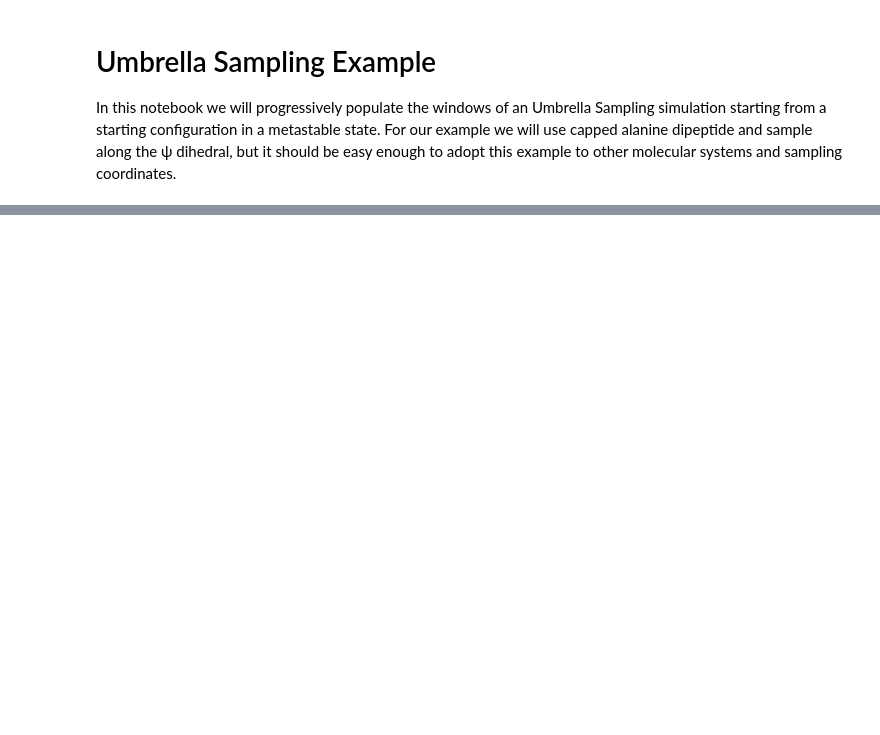
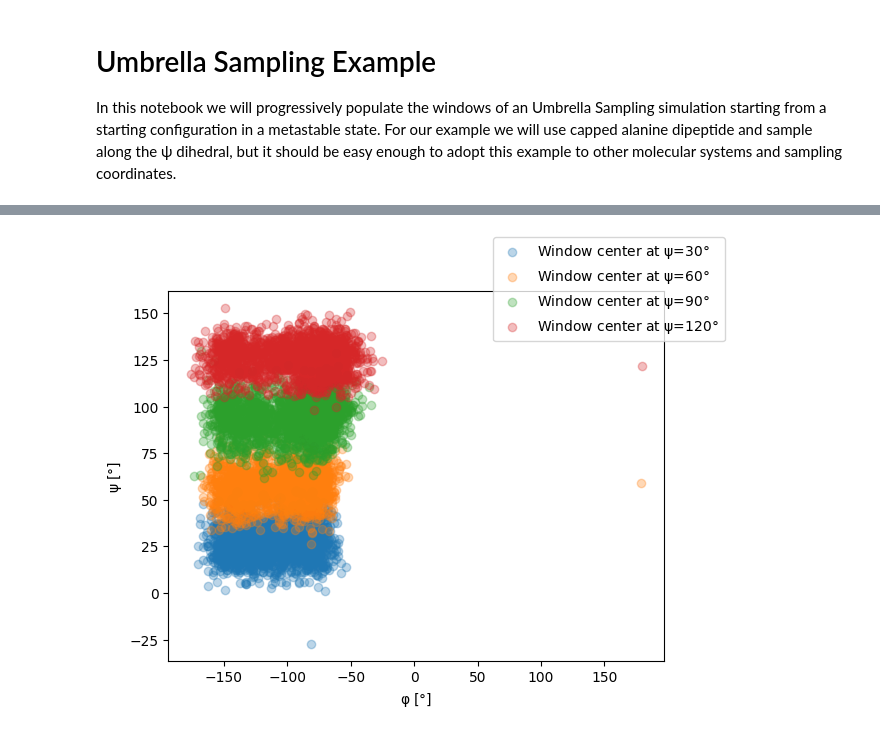
Before and after one commit to bio-phys/asyncmd, a Jupyter notebook: examples/04_application_examples/UmbrellaSampling.ipynb, the cells around one changed output, grey strips where cells are left out. Cells and saved outputs as stored; diff of their text form; code cells hidden in the pictures; blank space fills up the shorter version.

```diff
--- a/examples/04_application_examples/UmbrellaSampling.ipynb
+++ b/examples/04_application_examples/UmbrellaSampling.ipynb
@@ -189,0 +234,21 @@ all_trajectories = await asyncio.gather(*(w.generate_trajectories() for w in win
+# %%
+all_psi_phi_values = []
+
+for trajs_for_window in all_trajectories:
+    all_psi_phi_values += [await asyncio.gather(*(psi_phi_wrapped(traj) for traj in trajs_for_window))]
+# %%
+fig, axs = plt.subplots()
+
+deg = 180/np.pi  # we want to plot in degree but psi_phi_wrapped is in radians
+for wc, psi_phi_for_window in zip(window_centers, all_psi_phi_values):
+    axs.scatter(y=np.concatenate(psi_phi_for_window, axis=0)[:, 0] * deg,
+                x=np.concatenate(psi_phi_for_window, axis=0)[:, 1] * deg,
+                label=f"Window center at ψ={wc}$\\degree$",
+                alpha=0.3,
+                )
+
+axs.set_ylabel("ψ [$\\degree$]")
+axs.set_xlabel("φ [$\\degree$]")
+fig.legend();
+# %% [output]
+[figure, added]
```
Also changed, not shown: parts of 4 cells of this notebook, 2 other files.
